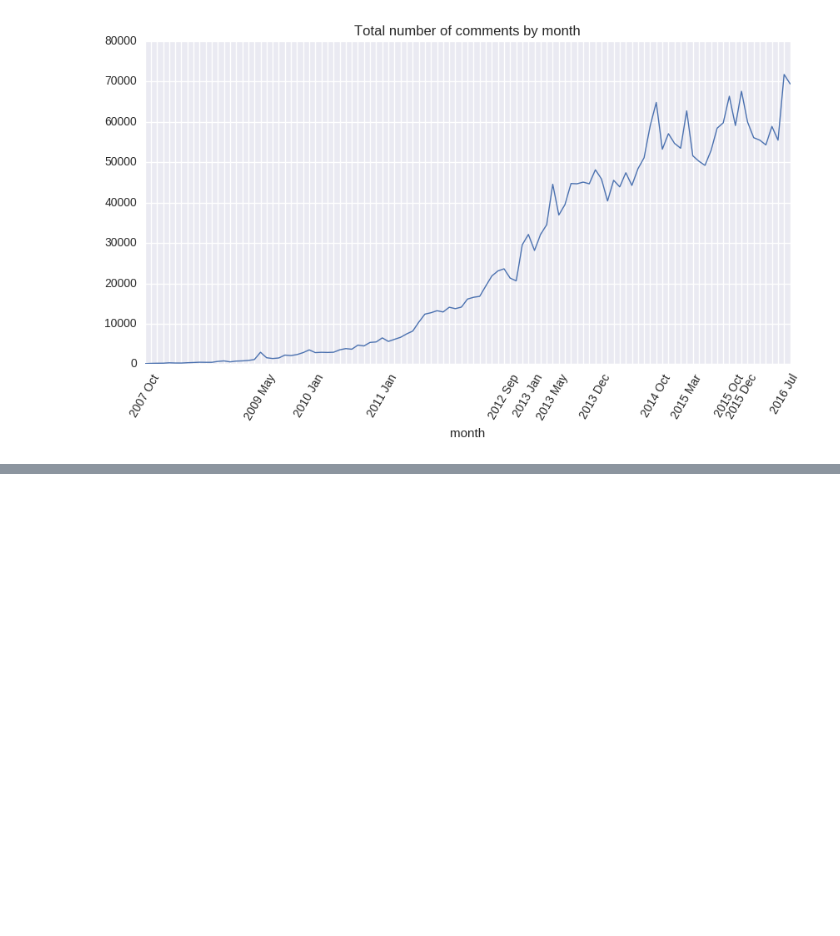
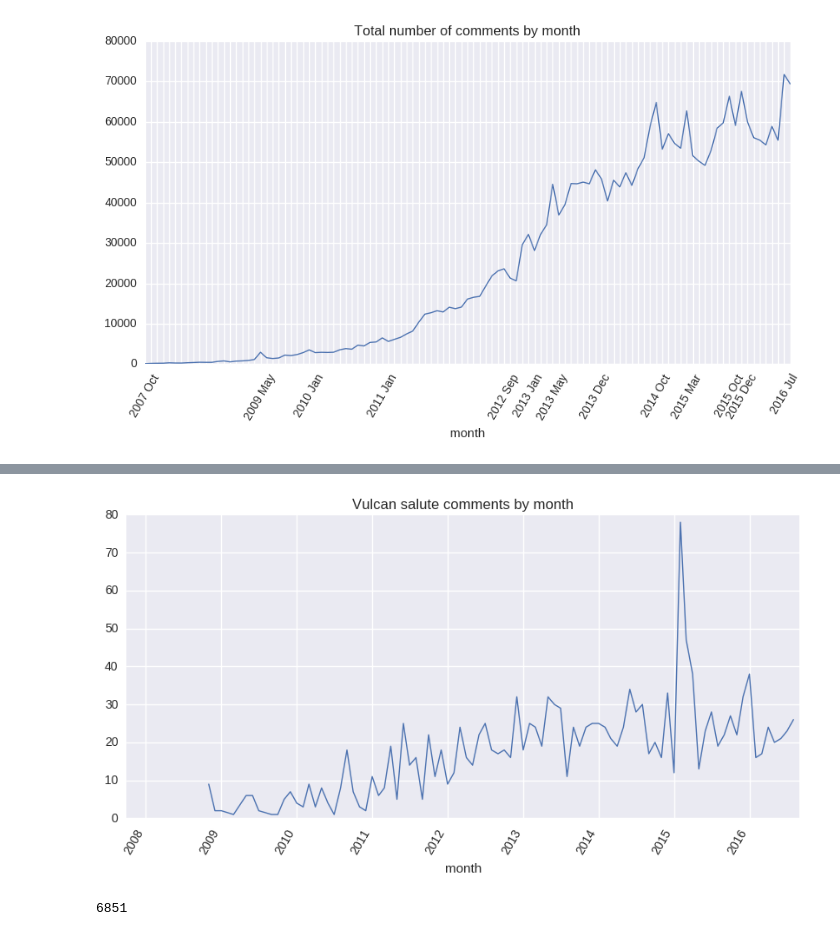
Before and after one commit to mavillard/nandi, a Jupyter notebook: reddit.ipynb, the cells around one changed output, grey strips where cells are left out. Drawn from its saved outputs; the diff is of its cells as text; code cells hidden in the pictures; blank space fills up the shorter version.

```diff
--- a/reddit.ipynb
+++ b/reddit.ipynb
@@ -162,0 +197,2 @@ ax.set_xticklabels(show_dates);
+# %%
+vulcan_salute_df = reddit_df[reddit_df['body'].str.contains('Vulcan Salute', case=False)]
@@ -162,0 +208,13 @@ ax.set_xticklabels(show_dates);
+# %%
+vulcan_salute_by_month = vulcan_salute_df.groupby('month')['id'].count()
+# %%
+ax = vulcan_salute_by_month.plot(
+    figsize=(10,5),
+    xlim=('2007-10-01', '2016-08-31'),
+#     xticks=vulcan_salute_by_month.index,
+    rot=60,
+    title='Vulcan salute comments by month',
+)
+# ax.set_xticklabels(show_dates2);
+# %% [output]
+[figure, added]
@@ -162,0 +223,4 @@ ax.set_xticklabels(show_dates);
+# %%
+len(khaaan_df)
+# %% [output]
+6851
```
Also changed, not shown: parts of 18 cells of this notebook.
